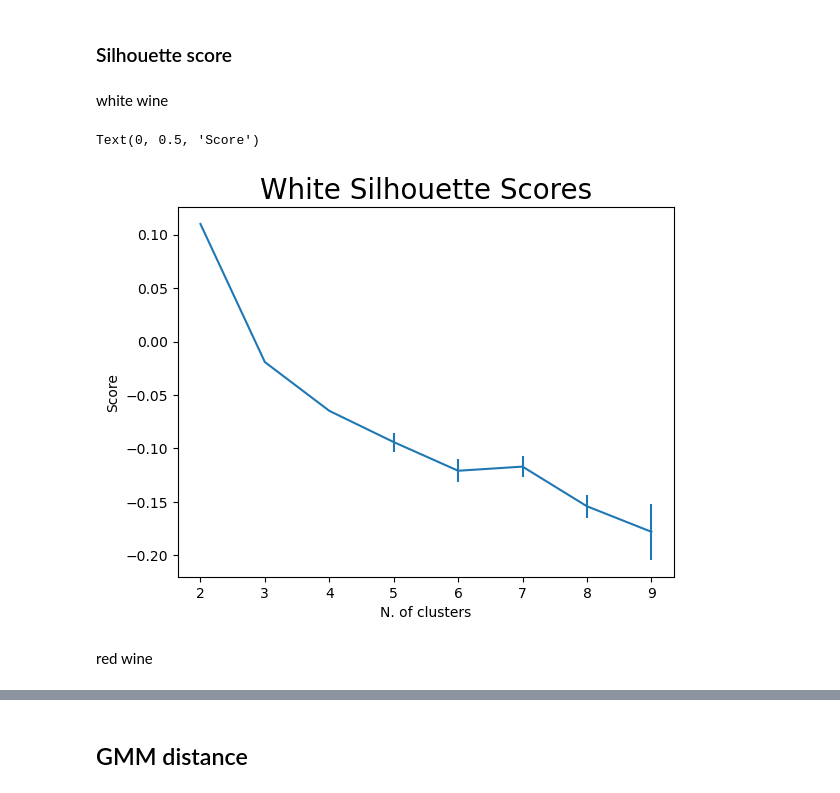
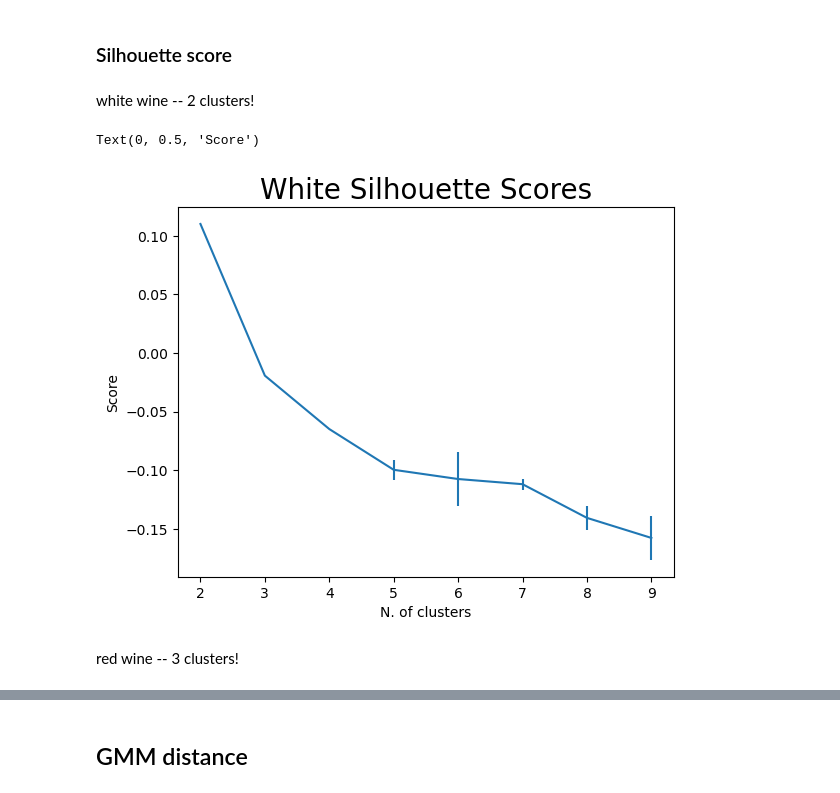
Before and after one commit to shuijing1996/Vinho-Verde-Wine-Clustering, a Jupyter notebook: notebook/vinho_verde_wine_gmm_5_clusters_champion.ipynb, the cells around one changed output, grey strips where cells are left out. Cells and saved outputs as stored; diff of their text form; code cells hidden in the pictures.

```diff
--- a/notebook/vinho_verde_wine_gmm_5_clusters_champion.ipynb
+++ b/notebook/vinho_verde_wine_gmm_5_clusters_champion.ipynb
@@ -242,33 +242,38 @@ feat_ls
 # Is Six Cluster Correct?
 # %% [markdown]
 ### Silhouette score
-# %% [markdown]
-white wine
+# %% [markdown]
+white wine -- 2 clusters!
 # %%
-n_clusters=np.arange(2, 10)
-sils=[]
-sils_err=[]
-iterations=5
-for n in tqdm(n_clusters):
-    tmp_sil=[]
-    for _ in range(iterations):
-        gmm=GMM(n, n_init=2).fit(white[feat_ls])
-        labels=gmm.predict(white[feat_ls])
-        sil=metrics.silhouette_score(white[feat_ls], labels, metric='euclidean')
-        tmp_sil.append(sil)
-    val=np.mean(tmp_sil)
-    err=np.std(tmp_sil)
-    sils.append(val)
-    sils_err.append(err)
+def gmm_silhouette_score(data, max_cluster=10, iterations=5):
+    sils=[]
+    sils_err=[]
+    iterations=5
+    for n in tqdm(np.arange(2, max_cluster)):
+        tmp_sil=[]
+        for _ in range(iterations):
+            gmm=GMM(n, n_init=2).fit(data)
+            labels=gmm.predict(data)
+            sil=metrics.silhouette_score(data, labels, metric='euclidean')
+            tmp_sil.append(sil)
+        val=np.mean(tmp_sil)
+        err=np.std(tmp_sil)
+        sils.append(val)
+        sils_err.append(err)
+    return sils, sils_err
+#--gmm_silhouette_score
 # %%
-plt.errorbar(n_clusters, sils, yerr=sils_err)
+max_cluster=10
+
+w_sils, w_sils_err = gmm_silhouette_score(white[feat_ls], max_cluster=max_cluster, iterations=5)
+plt.errorbar(np.arange(2, max_cluster), w_sils, yerr=w_sils_err)
 plt.title("White Silhouette Scores", fontsize=20)
-plt.xticks(n_clusters)
+plt.xticks(np.arange(2, max_cluster))
 plt.xlabel("N. of clusters")
 plt.ylabel("Score")
 # %% [output]
 Text(0, 0.5, 'Score')
-[figure, old version]
+[figure, new version]
-# %% [markdown]
-red wine
+# %% [markdown]
+red wine -- 3 clusters!
 # %%
```
Also changed, not shown: parts of 31 cells of this notebook.
